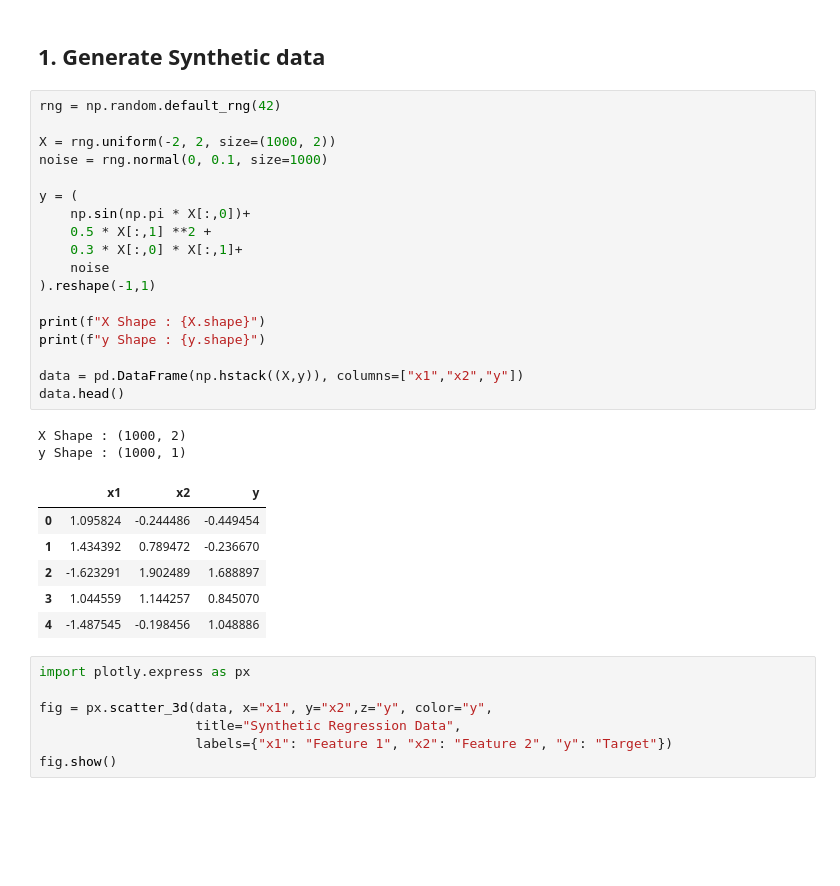
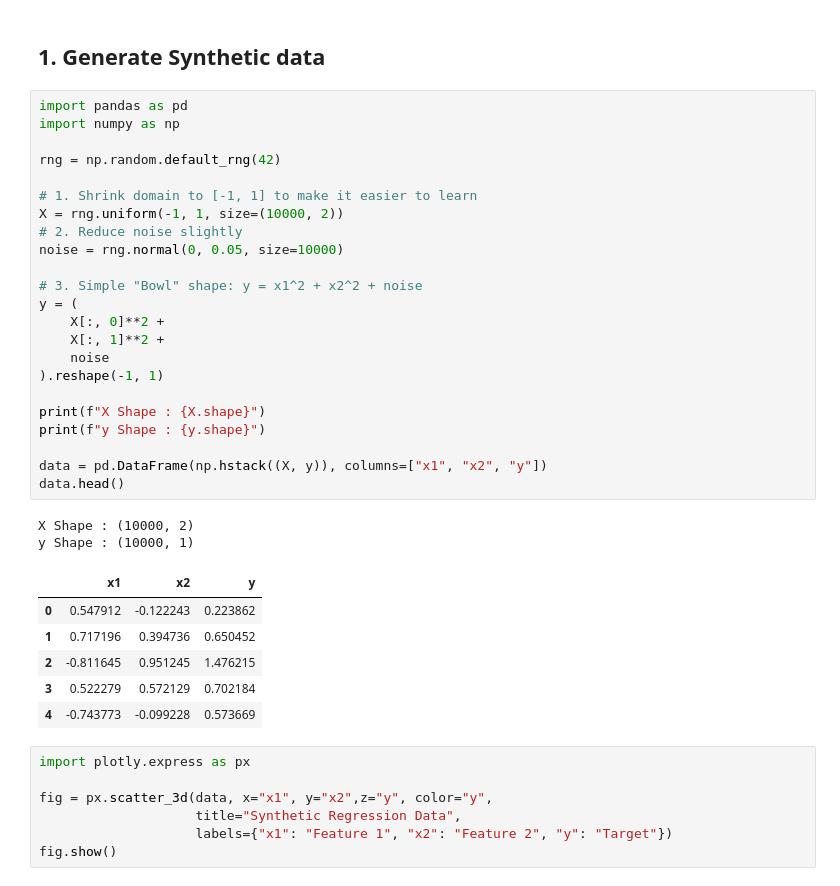
Before and after one commit to Arbaz-byte/DeepAres, a Jupyter notebook: Notebooks/05_MLP_Scratch.ipynb, the cells around one changed output. Cells and saved outputs as stored; diff of their text form; blank space fills up the shorter version.

```diff
--- a/Notebooks/05_MLP_Scratch.ipynb
+++ b/Notebooks/05_MLP_Scratch.ipynb
@@ -4,32 +4,37 @@ import numpy as np
 # %% [markdown]
 ## 1. Generate Synthetic data
 # %%
+import pandas as pd
+import numpy as np
+
 rng = np.random.default_rng(42)
 
-X = rng.uniform(-2, 2, size=(1000, 2))
-noise = rng.normal(0, 0.1, size=1000)
+# 1. Shrink domain to [-1, 1] to make it easier to learn
+X = rng.uniform(-1, 1, size=(10000, 2))
+# 2. Reduce noise slightly
+noise = rng.normal(0, 0.05, size=10000)
 
+# 3. Simple "Bowl" shape: y = x1^2 + x2^2 + noise
 y = (
-    np.sin(np.pi * X[:,0])+
-    0.5 * X[:,1] **2 +
-    0.3 * X[:,0] * X[:,1]+
+    X[:, 0]**2 +
+    X[:, 1]**2 +
     noise
-).reshape(-1,1)
+).reshape(-1, 1)
 
 print(f"X Shape : {X.shape}")
 print(f"y Shape : {y.shape}")
 
-data = pd.DataFrame(np.hstack((X,y)), columns=["x1","x2","y"])
+data = pd.DataFrame(np.hstack((X, y)), columns=["x1", "x2", "y"])
 data.head()
 # %% [output]
-X Shape : (1000, 2)
-y Shape : (1000, 1)
+X Shape : (10000, 2)
+y Shape : (10000, 1)
 |  | x1 | x2 | y |
-| 0 | 1.095824 | -0.244486 | -0.449454 |
-| 1 | 1.434392 | 0.789472 | -0.236670 |
-| 2 | -1.623291 | 1.902489 | 1.688897 |
-| 3 | 1.044559 | 1.144257 | 0.845070 |
-| 4 | -1.487545 | -0.198456 | 1.048886 |
+| 0 | 0.547912 | -0.122243 | 0.223862 |
+| 1 | 0.717196 | 0.394736 | 0.650452 |
+| 2 | -0.811645 | 0.951245 | 1.476215 |
+| 3 | 0.522279 | 0.572129 | 0.702184 |
+| 4 | -0.743773 | -0.099228 | 0.573669 |
 # %%
 import plotly.express as px
 
```
Also changed, not shown: parts of 9 cells of this notebook.
